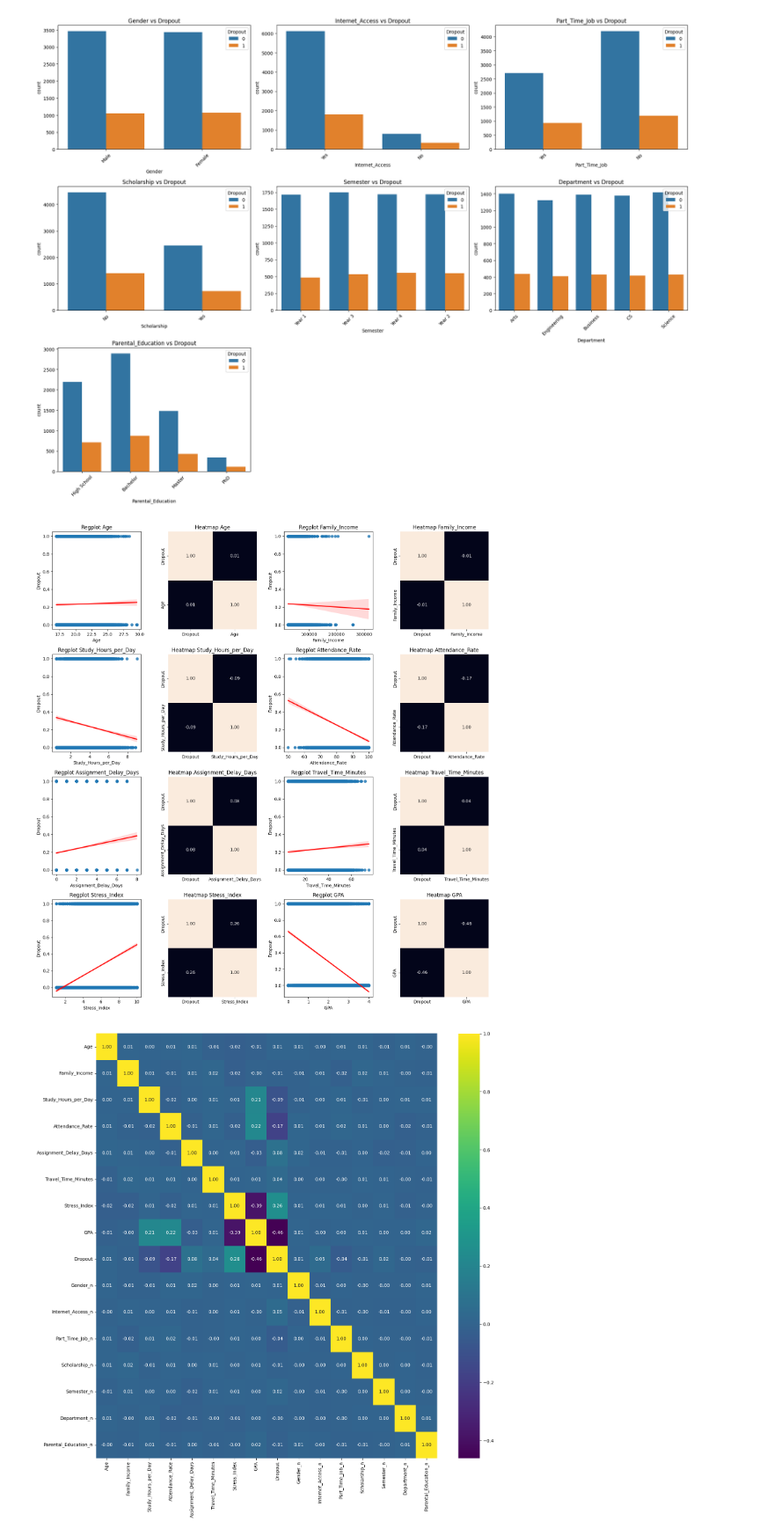
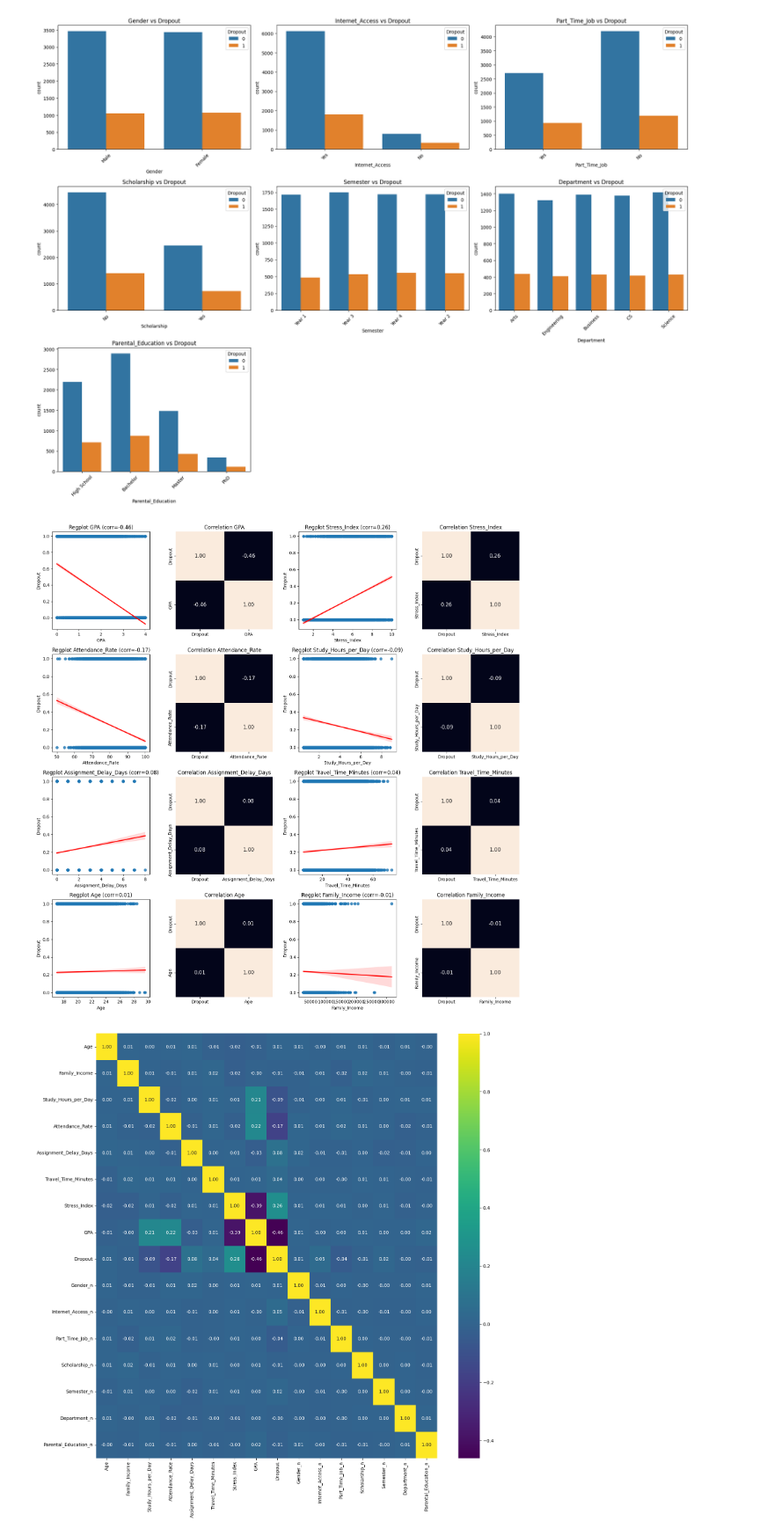
Before and after one commit to 4GeeksAcademy/machine-learning-python-template10-JohnnyXavierReyesBorbor, a Jupyter notebook: src/flask.ipynb, the cells around one changed output. Shown at 88% size. Drawn from its saved outputs; the diff is of its cells as text; code cells hidden in the pictures.

```diff
--- a/src/flask.ipynb
+++ b/src/flask.ipynb
@@ -135,6 +139,7 @@ total_data.drop(columns=["Semester_GPA","CGPA"], inplace=True)
 # %%
 vars_numericas = total_data.select_dtypes(include=["int64", "float64"]).columns.tolist()
 vars_categoricas = total_data.select_dtypes(include=["object"]).columns.tolist()
+target="Dropout"
 print(vars_categoricas,vars_numericas)
 # %% [output]
 ['Gender', 'Internet_Access', 'Part_Time_Job', 'Scholarship', 'Semester', 'Department', 'Parental_Education'] ['Age', 'Family_Income', 'Study_Hours_per_Day', 'Attendance_Rate', 'Assignment_Delay_Days' ...
@@ -220,26 +259,54 @@ plt.show()
 [figure]
 # %%
 n_cols = 4
-target="Dropout"
-vars_num_sin_pred=[col for col in vars_numericas if col != target]
-n_rows =2*( math.ceil(len(vars_num_sin_pred) / n_cols))
+target = "Dropout"
+vars_num_sin_pred = [col for col in vars_numericas if col != target]
 
-fig, axis = plt.subplots(n_rows, n_cols, figsize=(15, 4 * n_rows))
+# Calcular correlaciones y ordenar por valor absoluto
+corr_values = total_data[vars_num_sin_pred + [target]].corr()[target].drop(target)
+corr_values = corr_values.reindex(corr_values.abs().sort_values(ascending=False).index)
+
+vars_ordenadas = corr_values.index.tolist()
+
+n_rows = 2 * (math.ceil(len(vars_ordenadas) / n_cols))
+
+fig, axis = plt.subplots(n_rows, n_cols, figsize=(16, 4 * n_rows))
 axis = axis.flatten()
-for i, col in enumerate(vars_num_sin_pred):
-    sns.regplot(ax = axis[2*i], data = total_data, x = col, y = target,line_kws={"color": "red"})
-    axis[2*i].set_title(f"Regplot {col}")
-    sns.heatmap(total_data[[target,col]].corr(), annot = True, fmt = ".2f", ax = axis[2*i + 1], cbar = False)
-    axis[2*i + 1].set_title(f"Heatmap {col}")
+
+for i, col in enumerate(vars_ordenadas):
+
+    # Regplot
+    sns.regplot(
+        ax=axis[2*i],
+        data=total_data,
+        x=col,
+        y=target,
+        line_kws={"color": "red"}
+    )
+
+    axis[2*i].set_title(f"Regplot {col} (corr={corr_values[col]:.2f})", fontsize=12)
+    axis[2*i].tick_params(labelsize=10)
+
+    # Heatmap
+    sns.heatmap(
+        total_data[[target, col]].corr(),
+        annot=True,
+        fmt=".2f",
+        ax=axis[2*i + 1],
+        cbar=False,
+        annot_kws={"size": 12}
+    )
+
+    axis[2*i + 1].set_title(f"Correlation {col}", fontsize=12)
 
 # Eliminar subplots sobrantes
 for j in range(2*i + 2, len(axis)):
     fig.delaxes(axis[j])
 
 plt.tight_layout()
 plt.show()
 # %% [output]
-[figure, old version]
+[figure, new version]
 # %%
 vars_categoricas_n = []
 
```
Also changed, not shown: parts of 15 cells of this notebook, 21 other files.
